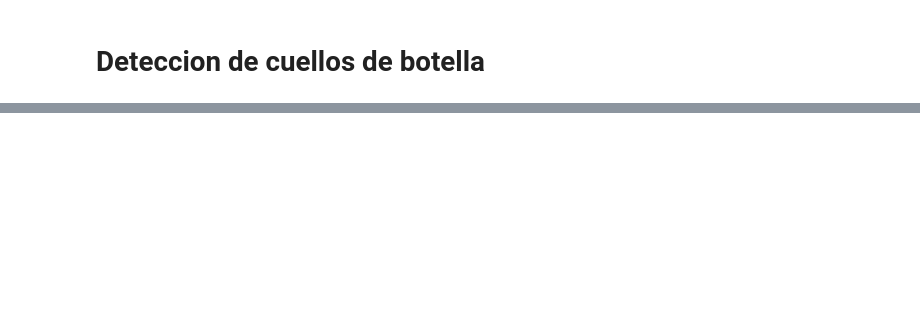
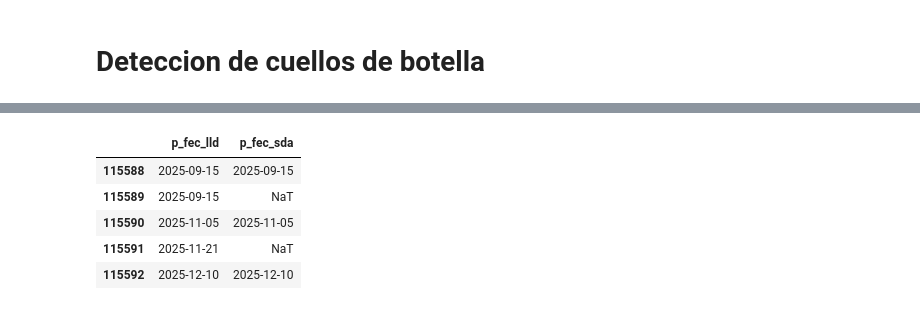
Before and after one commit to Carlitos-m/proyecto_hospital, a Jupyter notebook: notebooks/bottle_necks.ipynb, the cells around one changed output, grey strips where cells are left out. Saved outputs shown, nothing was run; the diff lists cells and outputs as text; code cells hidden in the pictures; blank space fills up the shorter version.

```diff
--- a/notebooks/bottle_necks.ipynb
+++ b/notebooks/bottle_necks.ipynb
@@ -21,0 +263,13 @@ pd.read_csv('../Data/raw/Hosder.csv')
+# %%
+df_pac=df_Hospac
+df_pac['p_fec_lld'] = pd.to_datetime(df_pac['p_fec_lld'], errors='coerce')
+df_pac['p_fec_sda'] = pd.to_datetime(df_pac['p_fec_sda'], errors='coerce')
+# %%
+pd.concat([df_pac['p_fec_lld'],df_pac['p_fec_sda']],axis=1).tail()
+# %% [output]
+|  | p_fec_lld | p_fec_sda |
+| 115588 | 2025-09-15 | 2025-09-15 |
+| 115589 | 2025-09-15 | NaT |
+| 115590 | 2025-11-05 | 2025-11-05 |
+| 115591 | 2025-11-21 | NaT |
+| 115592 | 2025-12-10 | 2025-12-10 |
```
Also changed, not shown: parts of 36 cells of this notebook.
